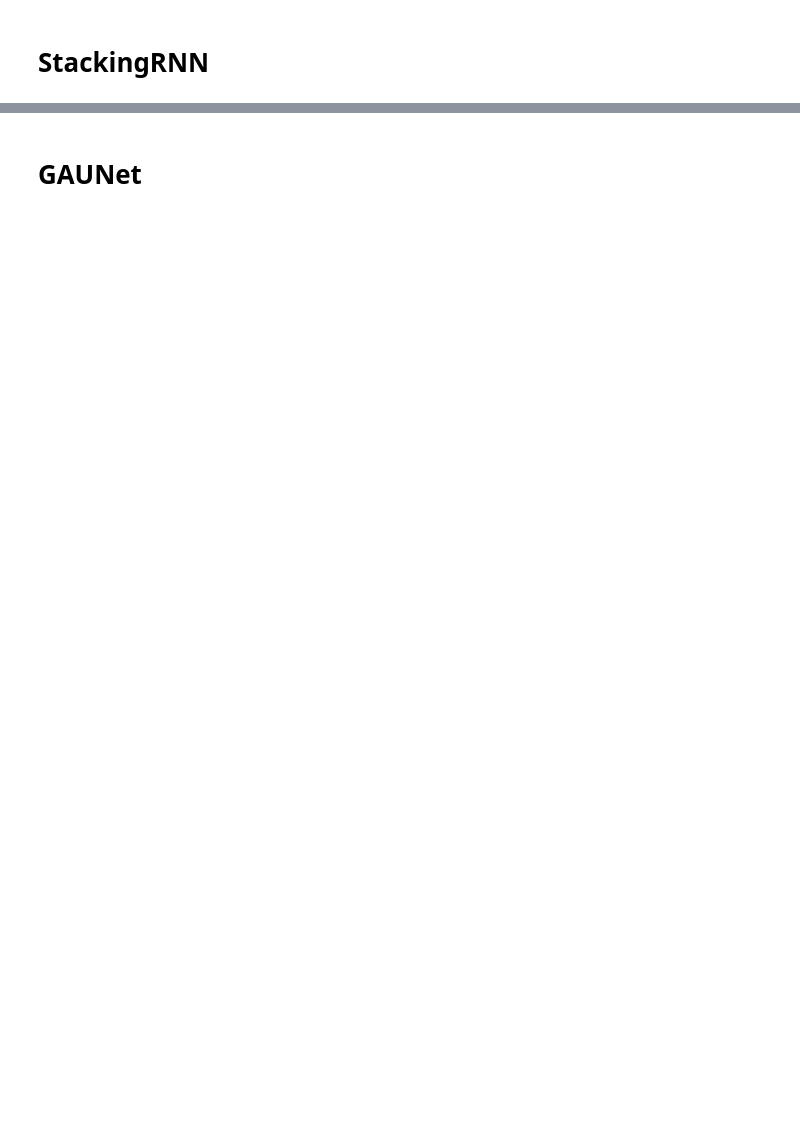
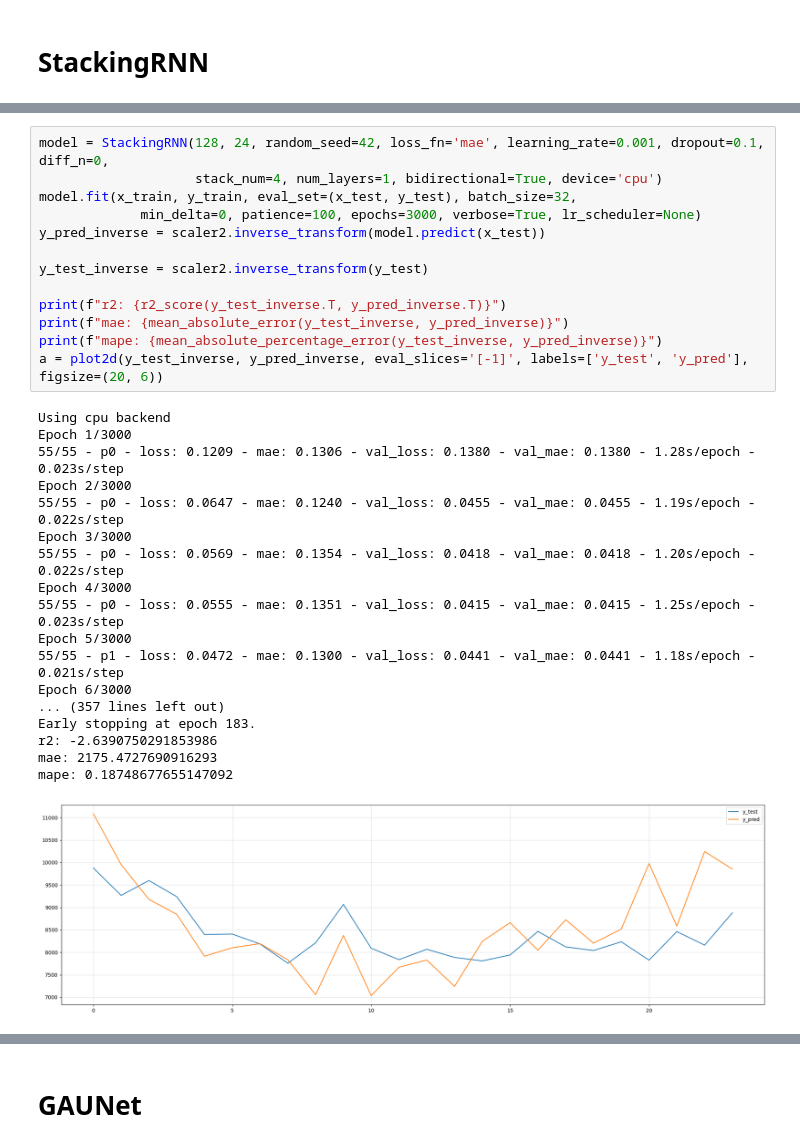
Before and after one commit to BirchKwok/spinesTS, a Jupyter notebook: examples/nn.ipynb, the cells around one changed output, grey strips where cells are left out. Saved outputs shown, nothing was run; the diff lists cells and outputs as text; blank space fills up the shorter version.

```diff
--- a/examples/nn.ipynb
+++ b/examples/nn.ipynb
@@ -59,0 +85,32 @@ mape: 0.022801455647807733
+# %%
+model = StackingRNN(128, 24, random_seed=42, loss_fn='mae', learning_rate=0.001, dropout=0.1, diff_n=0,
+                    stack_num=4, num_layers=1, bidirectional=True, device='cpu')
+model.fit(x_train, y_train, eval_set=(x_test, y_test), batch_size=32,
+             min_delta=0, patience=100, epochs=3000, verbose=True, lr_scheduler=None)
+y_pred_inverse = scaler2.inverse_transform(model.predict(x_test))
+
+y_test_inverse = scaler2.inverse_transform(y_test)
+
+print(f"r2: {r2_score(y_test_inverse.T, y_pred_inverse.T)}")
+print(f"mae: {mean_absolute_error(y_test_inverse, y_pred_inverse)}")
+print(f"mape: {mean_absolute_percentage_error(y_test_inverse, y_pred_inverse)}")
+a = plot2d(y_test_inverse, y_pred_inverse, eval_slices='[-1]', labels=['y_test', 'y_pred'], figsize=(20, 6))
+# %% [output]
+Using cpu backend
+Epoch 1/3000
+55/55 - p0 - loss: 0.1209 - mae: 0.1306 - val_loss: 0.1380 - val_mae: 0.1380 - 1.28s/epoch - 0.023s/step
+Epoch 2/3000
+55/55 - p0 - loss: 0.0647 - mae: 0.1240 - val_loss: 0.0455 - val_mae: 0.0455 - 1.19s/epoch - 0.022s/step
+Epoch 3/3000
+55/55 - p0 - loss: 0.0569 - mae: 0.1354 - val_loss: 0.0418 - val_mae: 0.0418 - 1.20s/epoch - 0.022s/step
+Epoch 4/3000
+55/55 - p0 - loss: 0.0555 - mae: 0.1351 - val_loss: 0.0415 - val_mae: 0.0415 - 1.25s/epoch - 0.023s/step
+Epoch 5/3000
+55/55 - p1 - loss: 0.0472 - mae: 0.1300 - val_loss: 0.0441 - val_mae: 0.0441 - 1.18s/epoch - 0.021s/step
+Epoch 6/3000
+... (357 lines left out)
+Early stopping at epoch 183.
+r2: -2.6390750291853986
+mae: 2175.4727690916293
+mape: 0.18748677655147092
+[figure, added]
```
Also changed, not shown: parts of 8 cells of this notebook, 1 other file.
